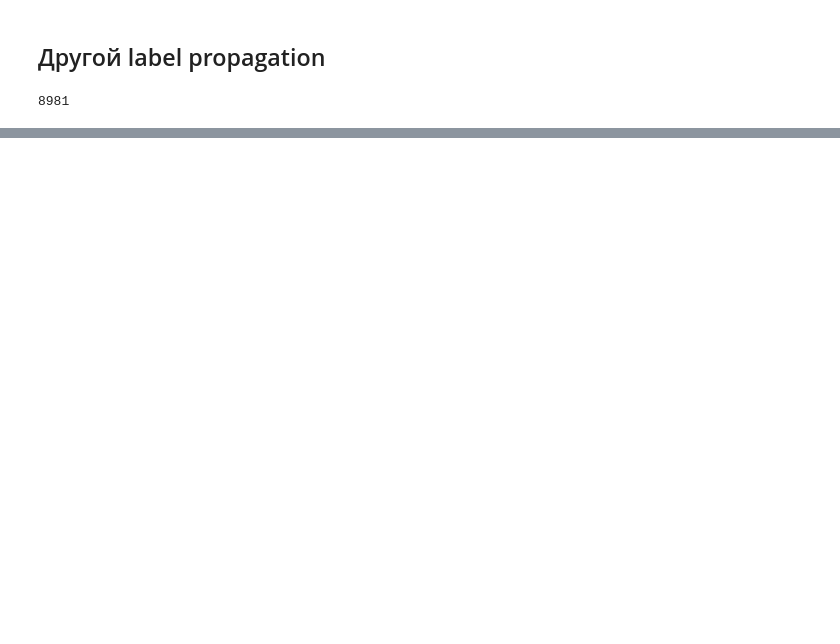
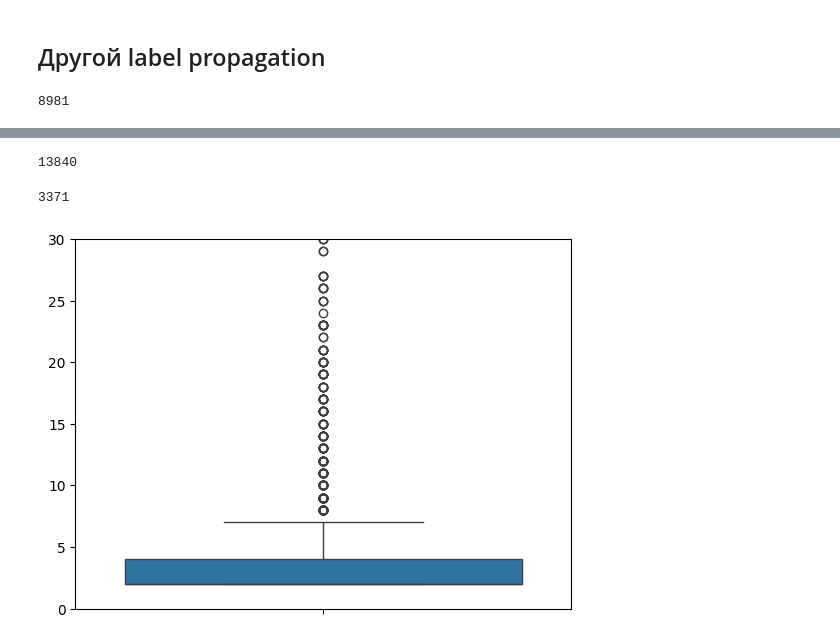
Before and after one commit to rijksly/w2v-graph-clustering, a Jupyter notebook: w2v_graph.ipynb, the cells around one changed output, grey strips where cells are left out. Cells and saved outputs as stored; diff of their text form; code cells hidden in the pictures; blank space fills up the shorter version.

```diff
--- a/w2v_graph.ipynb
+++ b/w2v_graph.ipynb
@@ -206,0 +287,29 @@ model.most_similar('тяжелый_ADJ')
+# %%
+model = KeyedVectors.load_word2vec_format('ruscorpora_upos_skipgram_300_5_2018.vec.gz')
+# %%
+w2v_graph_w_verbs = nx.Graph()
+for word in tqdm(model.index_to_key):
+    if 'VERB' in word:
+        for neigh, weight in model.most_similar(word, topn=10):
+            if 'VERB' in neigh and weight > 0.7:
+                w2v_graph_w_verbs.add_edge(word, neigh, weight=1/weight)
+# %%
+weighted = list(nx.algorithms.community.label_propagation.asyn_lpa_communities(w2v_graph_w_verbs, weight='weight'))
+# %%
+len(w2v_graph_w_verbs.nodes)
+# %% [output]
+13840
+# %%
+len(weighted)
+# %% [output]
+3371
+# %%
+f = np.array([len(i) for i in weighted])
+import seaborn as sns
+import matplotlib.pyplot as plt
+plt.figure()
+sns.boxplot(f)
+plt.ylim(0, 30)
+plt.show()
+# %% [output]
+[figure, added]
```
Also changed, not shown: parts of 46 cells of this notebook.
